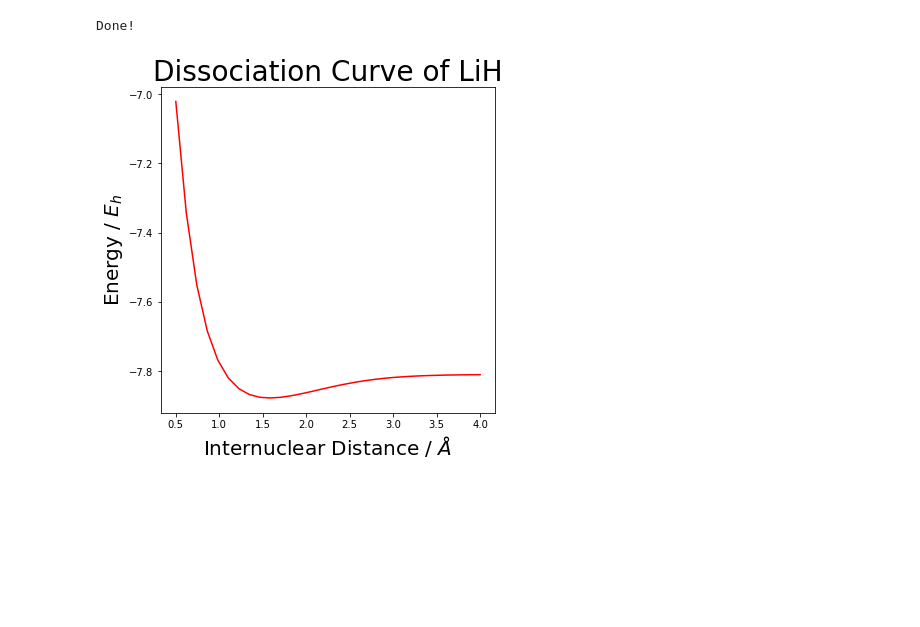
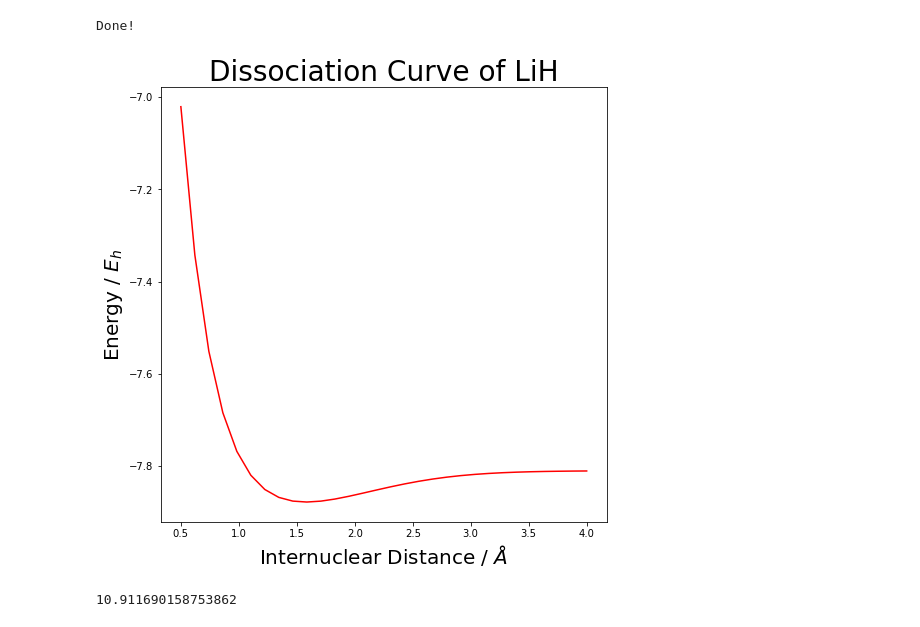
Before and after one commit to beneklins/qiskiteers_h2, a Jupyter notebook: activity3-1.ipynb, the cells around one changed output. Drawn from its saved outputs; the diff is of its cells as text; code cells hidden in the pictures; blank space fills up the shorter version.

```diff
--- a/activity3-1.ipynb
+++ b/activity3-1.ipynb
@@ -819,12 +819,16 @@ print("Done!                   ")
 Done!
 # %%
 # plot dissociation curve of LiH
-fig, ax = plt.subplots(1, 1, figsize=(6,6))
+fig, ax = plt.subplots(1, 1, figsize=(8,8))
 ax.plot(distances, gs_energies, 'r')
 ax.set_xlabel(r'Internuclear Distance / $\AA$', fontsize=20)
 ax.set_ylabel('Energy / $E_h$', fontsize=20)
 ax.set_title('Dissociation Curve of LiH', fontsize=28)
 # fig.savefig('LiH_classical.png')
 plt.show()
 # %% [output]
-[figure, old version]
+[figure, new version]
+# %%
+np.log10(600*17E6*8)
+# %% [output]
+10.911690158753862
```
Also changed, not shown: 1 other file.
